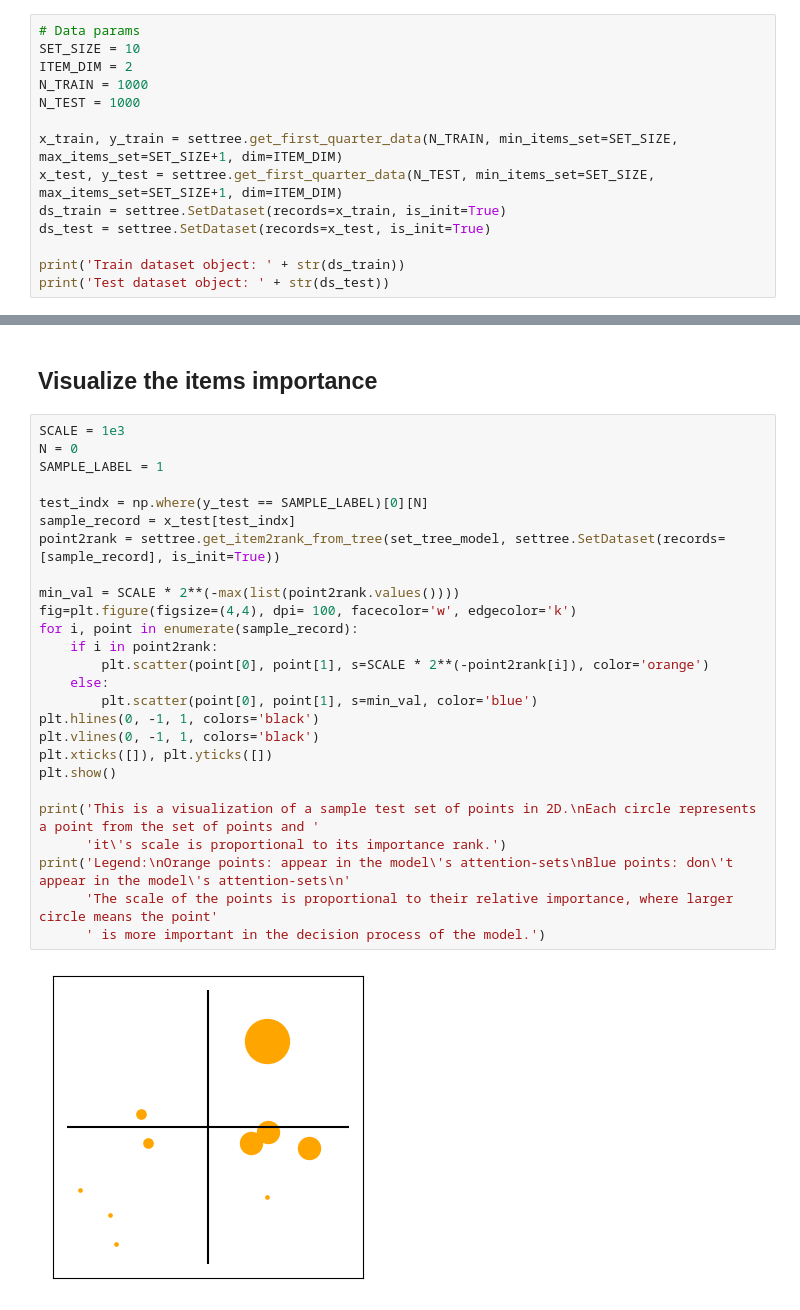
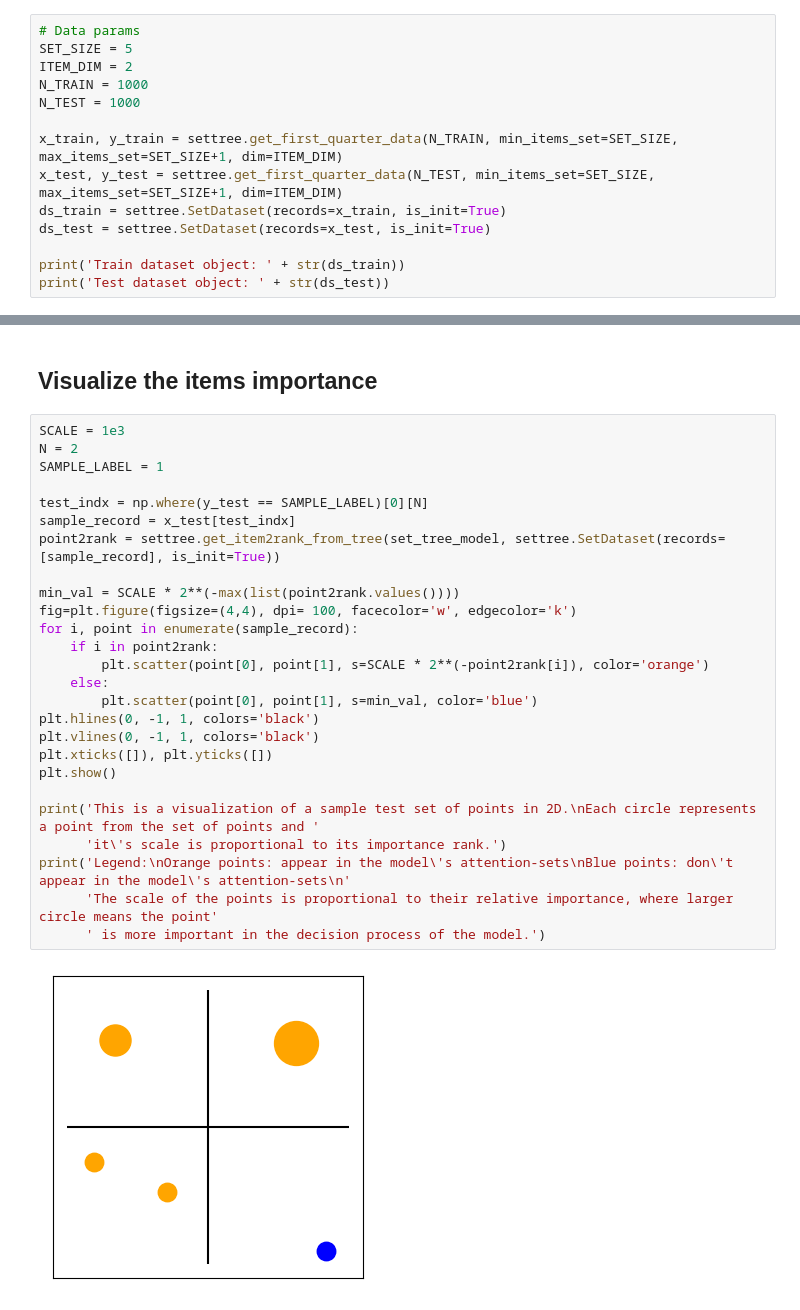
Before and after one commit to TAU-MLwell/Set-Tree, a Jupyter notebook: example.ipynb, the cells around one changed output, grey strips where cells are left out. Drawn from its saved outputs; the diff is of its cells as text.

```diff
--- a/example.ipynb
+++ b/example.ipynb
@@ -14,7 +14,7 @@ a positive set contains a single point from the first quadrant. A negative set i
 We also configure a SetDataset object to be used in conjunction with SetTree. This object stores the sets in a convenient way.
 # %%
 # Data params
-SET_SIZE = 10
+SET_SIZE = 5
 ITEM_DIM = 2
 N_TRAIN = 1000
 N_TEST = 1000
@@ -101,32 +101,32 @@ The trained model has 8 nodes and 9 leafs
 ## Visualize the items importance
 # %%
 SCALE = 1e3
-N = 0
+N = 2
 SAMPLE_LABEL = 1
 
 test_indx = np.where(y_test == SAMPLE_LABEL)[0][N]
 sample_record = x_test[test_indx]
 point2rank = settree.get_item2rank_from_tree(set_tree_model, settree.SetDataset(records=[sample_record], is_init=True))
 
 min_val = SCALE * 2**(-max(list(point2rank.values())))
 fig=plt.figure(figsize=(4,4), dpi= 100, facecolor='w', edgecolor='k')
 for i, point in enumerate(sample_record):
     if i in point2rank:
         plt.scatter(point[0], point[1], s=SCALE * 2**(-point2rank[i]), color='orange')
     else:
         plt.scatter(point[0], point[1], s=min_val, color='blue')
 plt.hlines(0, -1, 1, colors='black')
 plt.vlines(0, -1, 1, colors='black')
 plt.xticks([]), plt.yticks([])
 plt.show()
 
 print('This is a visualization of a sample test set of points in 2D.\nEach circle represents a point from the set of points and '
       'it\'s scale is proportional to its importance rank.')
 print('Legend:\nOrange points: appear in the model\'s attention-sets\nBlue points: don\'t appear in the model\'s attention-sets\n'
       'The scale of the points is proportional to their relative importance, where larger circle means the point'
       ' is more important in the decision process of the model.')
 # %% [output]
-[figure, old version]
+[figure, new version]
 This is a visualization of a sample test set of points in 2D.
 Each circle represents a point from the set of points and it's scale is proportional to its importance rank.
 Legend:
```
Also changed, not shown: parts of 4 cells of this notebook.
